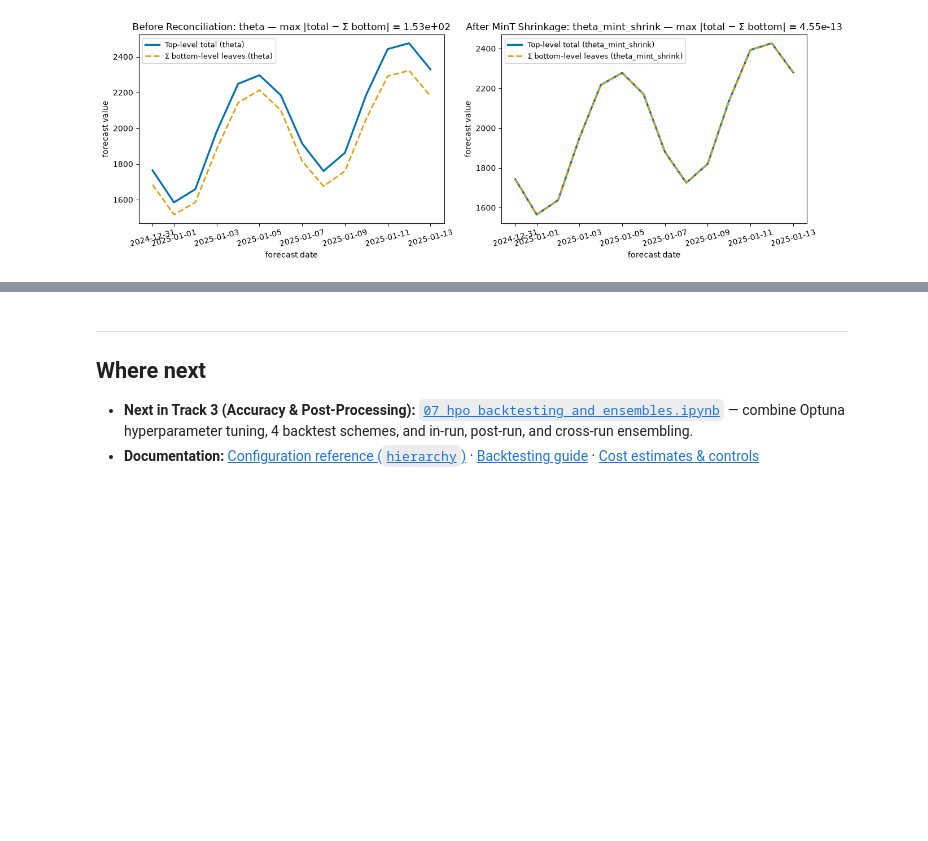
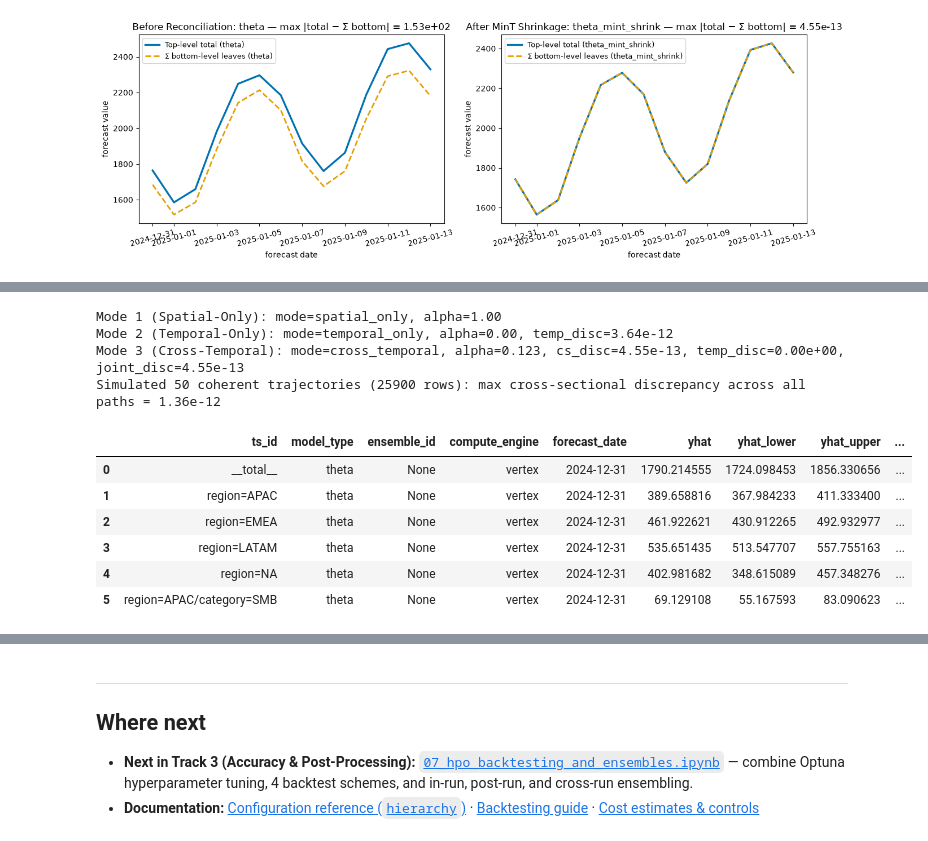
Before and after one commit to statmike/scale-forecasting, a Jupyter notebook: notebooks/06_hierarchical_reconciliation.ipynb, the cells around one changed output, grey strips where cells are left out. Cells and saved outputs as stored; diff of their text form; code cells hidden in the pictures; blank space fills up the shorter version.

```diff
--- a/notebooks/06_hierarchical_reconciliation.ipynb
+++ b/notebooks/06_hierarchical_reconciliation.ipynb
@@ -205,0 +215,68 @@ plt.show()
+# %%
+from scale_forecasting import (
+    reconcile_forecasts,
+    reconcile_temporal_forecasts,
+    verify_coherence,
+    verify_cross_temporal_coherence,
+    verify_temporal_coherence,
+)
+
+# 1. Reconcile persisted run predictions across Mode 3 (cross_temporal_mint with spatial_temporal_weight="auto")
+ct_df, coarse_aggs = forecaster.temporal_reconcile_df(
+    method="cross_temporal_mint",
+    model_type="theta",
+    temporal_aggregations=[7, 14],
+    return_aggregations=True,
+)
+hier_spec = ct_df.attrs["hierarchy_spec"]
+ct_diag = ct_df.attrs.get("cross_temporal_diagnostics", {})
+
+# Compare Mode 1 (Spatial-Only) and Mode 2 (Temporal-Only on root series) diagnostics
+sp_only_df = reconcile_forecasts(
+    ct_df[["ts_id", "model_type", "forecast_date", "yhat", "yhat_lower", "yhat_upper"]],
+    hier_spec,
+    method="mint_shrink",
+    date_col="forecast_date",
+)
+tm_only_df = reconcile_temporal_forecasts(
+    ct_df[ct_df["ts_id"] == "__total__"][
+        ["ts_id", "model_type", "forecast_date", "yhat", "yhat_lower", "yhat_upper"]
+    ],
+    method="wls_struct",
+    aggregations=[7, 14],
+)
+
+cs_disc = verify_coherence(ct_df, hier_spec)
+temp_disc = verify_temporal_coherence(ct_df, coarse_aggs)
+ct_disc = verify_cross_temporal_coherence(ct_df, hier_spec, coarse_aggs)
+print(
+    f"Mode 1 (Spatial-Only): mode={sp_only_df.attrs['cross_temporal_diagnostics']['mode']}, "
+    f"alpha={sp_only_df.attrs['cross_temporal_diagnostics']['spatial_weight_alpha']:.2f}\n"
+    f"Mode 2 (Temporal-Only): mode={tm_only_df.attrs['cross_temporal_diagnostics']['mode']}, "
+    f"alpha={tm_only_df.attrs['cross_temporal_diagnostics']['spatial_weight_alpha']:.2f}, "
+    f"temp_disc={tm_only_df.attrs['cross_temporal_diagnostics']['final_temp_discrepancy']:.2e}\n"
+    f"Mode 3 (Cross-Temporal): mode={ct_diag.get('mode')}, "
+    f"alpha={ct_diag.get('spatial_weight_alpha', 0.5):.3f}, "
+    f"cs_disc={cs_disc:.2e}, temp_disc={temp_disc:.2e}, joint_disc={ct_disc:.2e}"
+)
+
+# 2. Simulate 50 coherent cross-temporal sample paths (< 1e-6 discrepancy on every path_id)
+paths_df = forecaster.sample_coherent_paths(forecasts_df=ct_df, n_paths=50, seed=42)
+max_path_cs = max(verify_coherence(g, hier_spec) for _, g in paths_df.groupby("path_id"))
+print(
+    f"Simulated {paths_df['path_id'].nunique()} coherent trajectories ({len(paths_df)} rows): "
+    f"max cross-sectional discrepancy across all paths = {max_path_cs:.2e}"
+)
+display(ct_df.head(6))
+# %% [output]
+Mode 1 (Spatial-Only): mode=spatial_only, alpha=1.00
+Mode 2 (Temporal-Only): mode=temporal_only, alpha=0.00, temp_disc=3.64e-12
+Mode 3 (Cross-Temporal): mode=cross_temporal, alpha=0.123, cs_disc=4.55e-13, temp_disc=0.00e+00, joint_disc=4.55e-13
+Simulated 50 coherent trajectories (25900 rows): max cross-sectional discrepancy across all paths = 1.36e-12
+|  | ts_id | model_type | ensemble_id | compute_engine | forecast_date | yhat | yhat_lower | yhat_upper | ... |
+| 0 | __total__ | theta | None | vertex | 2024-12-31 | 1790.214555 | 1724.098453 | 1856.330656 | ... |
+| 1 | region=APAC | theta | None | vertex | 2024-12-31 | 389.658816 | 367.984233 | 411.333400 | ... |
+| 2 | region=EMEA | theta | None | vertex | 2024-12-31 | 461.922621 | 430.912265 | 492.932977 | ... |
+| 3 | region=LATAM | theta | None | vertex | 2024-12-31 | 535.651435 | 513.547707 | 557.755163 | ... |
+| 4 | region=NA | theta | None | vertex | 2024-12-31 | 402.981682 | 348.615089 | 457.348276 | ... |
+| 5 | region=APAC/category=SMB | theta | None | vertex | 2024-12-31 | 69.129108 | 55.167593 | 83.090623 | ... |
```
Also changed, not shown: parts of 4 cells of this notebook, 45 other files.
